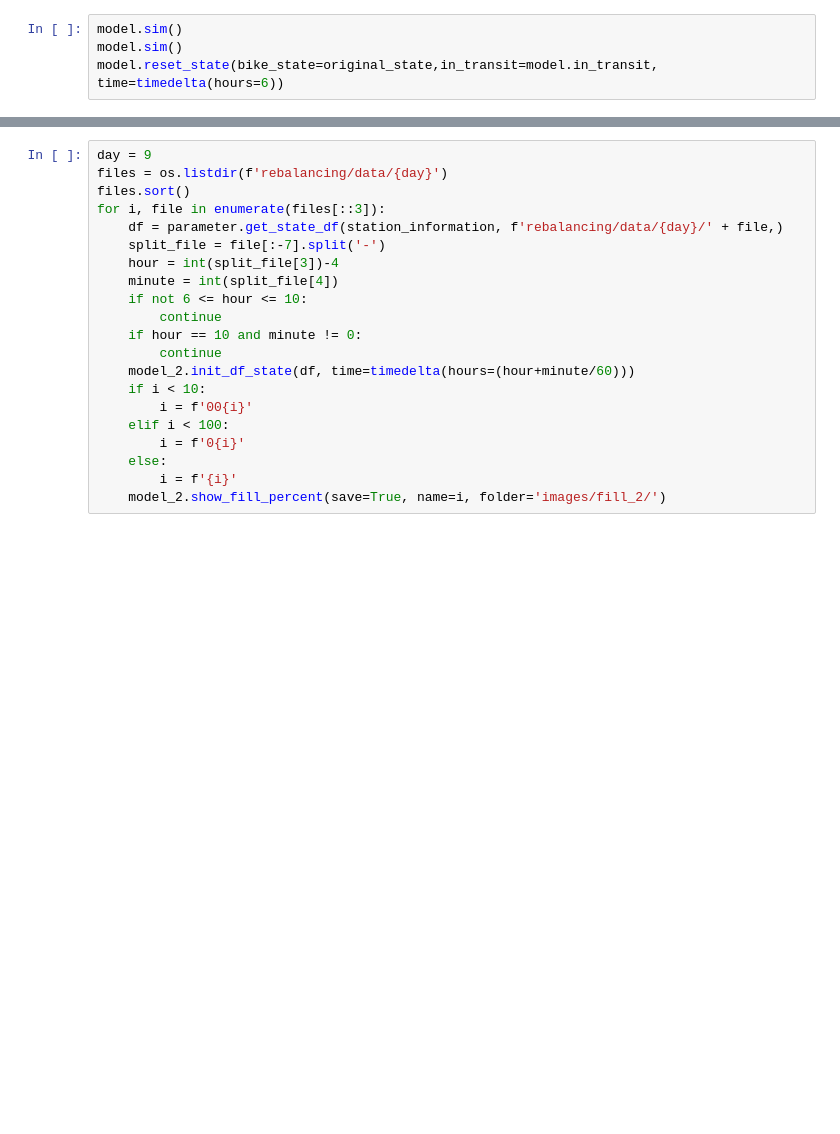
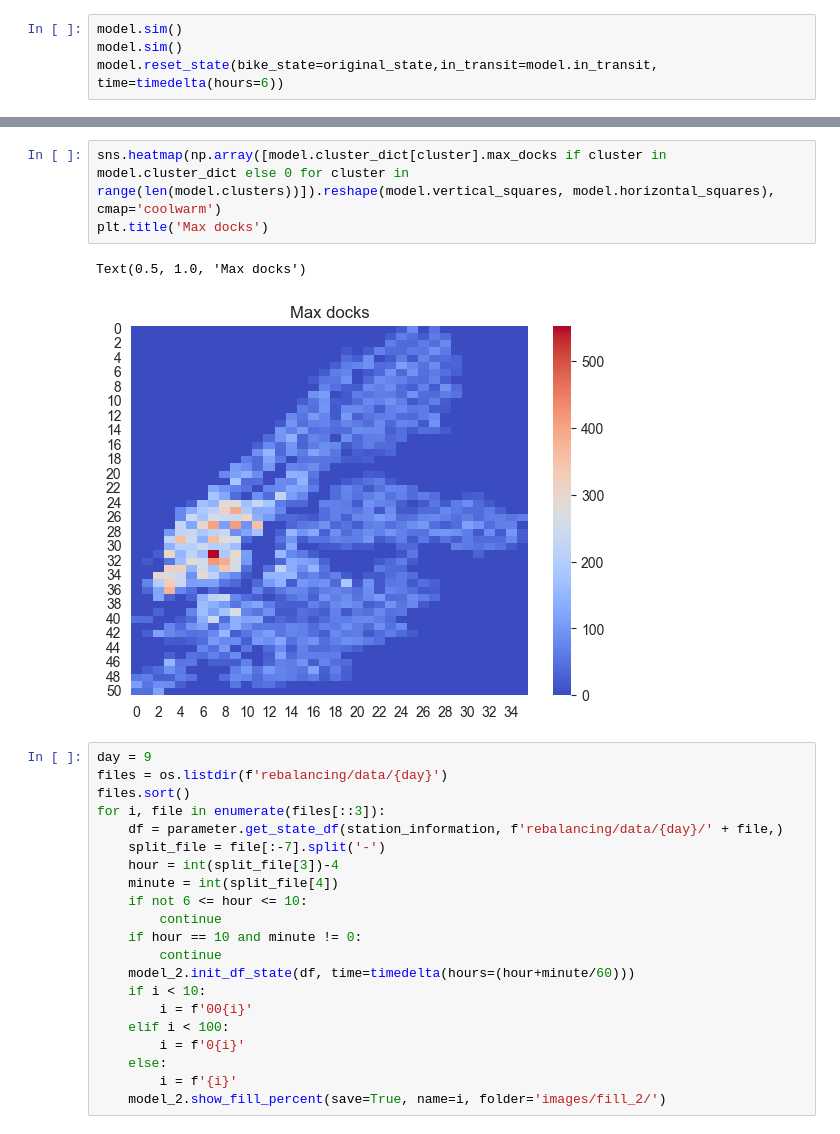
Before and after one commit to jarrettreimers/CSUREMM, a Jupyter notebook: cluster_model/cluster_model_testing.ipynb, the cells around one changed output, grey strips where cells are left out. Cells and saved outputs as stored; diff of their text form; blank space fills up the shorter version.

```diff
--- a/cluster_model/cluster_model_testing.ipynb
+++ b/cluster_model/cluster_model_testing.ipynb
@@ -107,3 +117,9 @@ model.reset_state(bike_state=original_state,in_transit=model.in_transit, time=ti
+# %%
+sns.heatmap(np.array([model.cluster_dict[cluster].max_docks if cluster in model.cluster_dict else 0 for cluster in range(len(model.clusters))]).reshape(model.vertical_squares, model.horizontal_squares), cmap='coolwarm')
+plt.title('Max docks')
+# %% [output]
+Text(0.5, 1.0, 'Max docks')
+[figure, added]
 # %%
 day = 9
 files = os.listdir(f'rebalancing/data/{day}')
```
Also changed, not shown: parts of 8 cells of this notebook, 2 other files.
